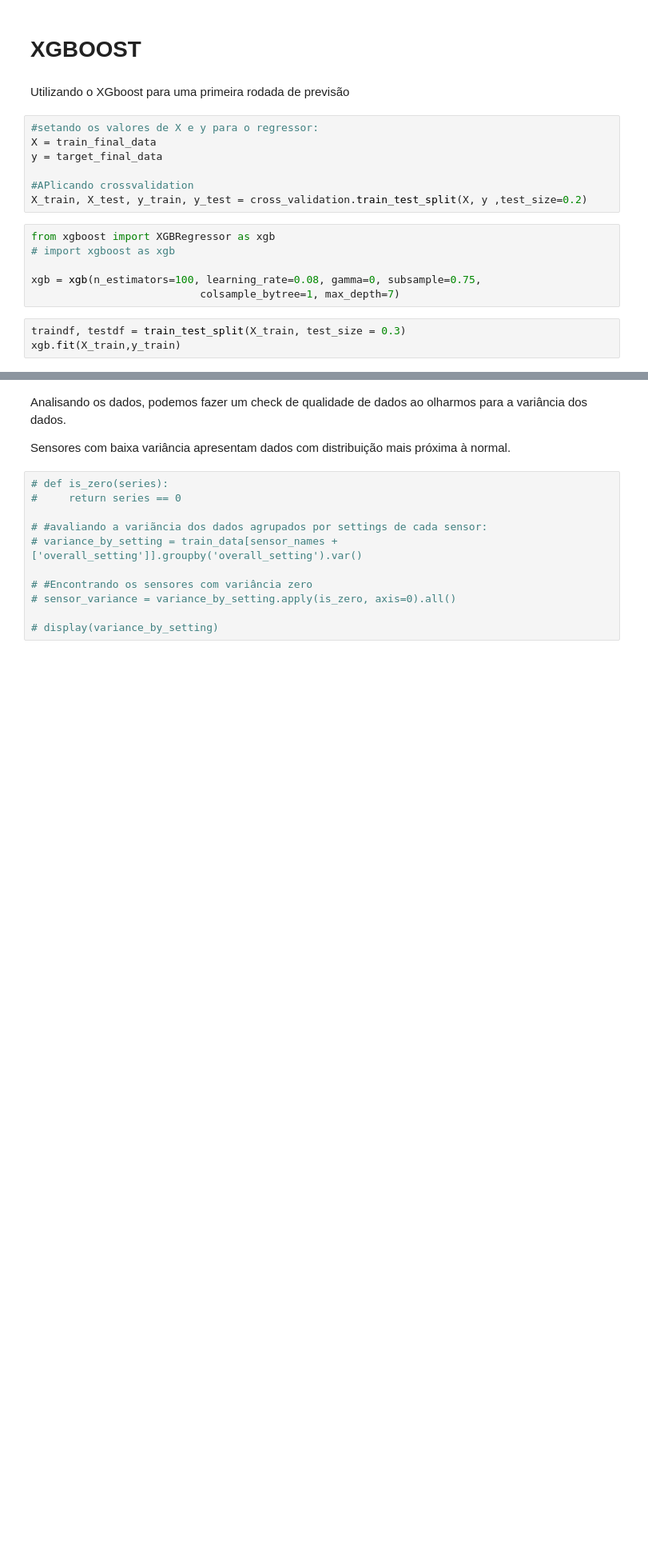
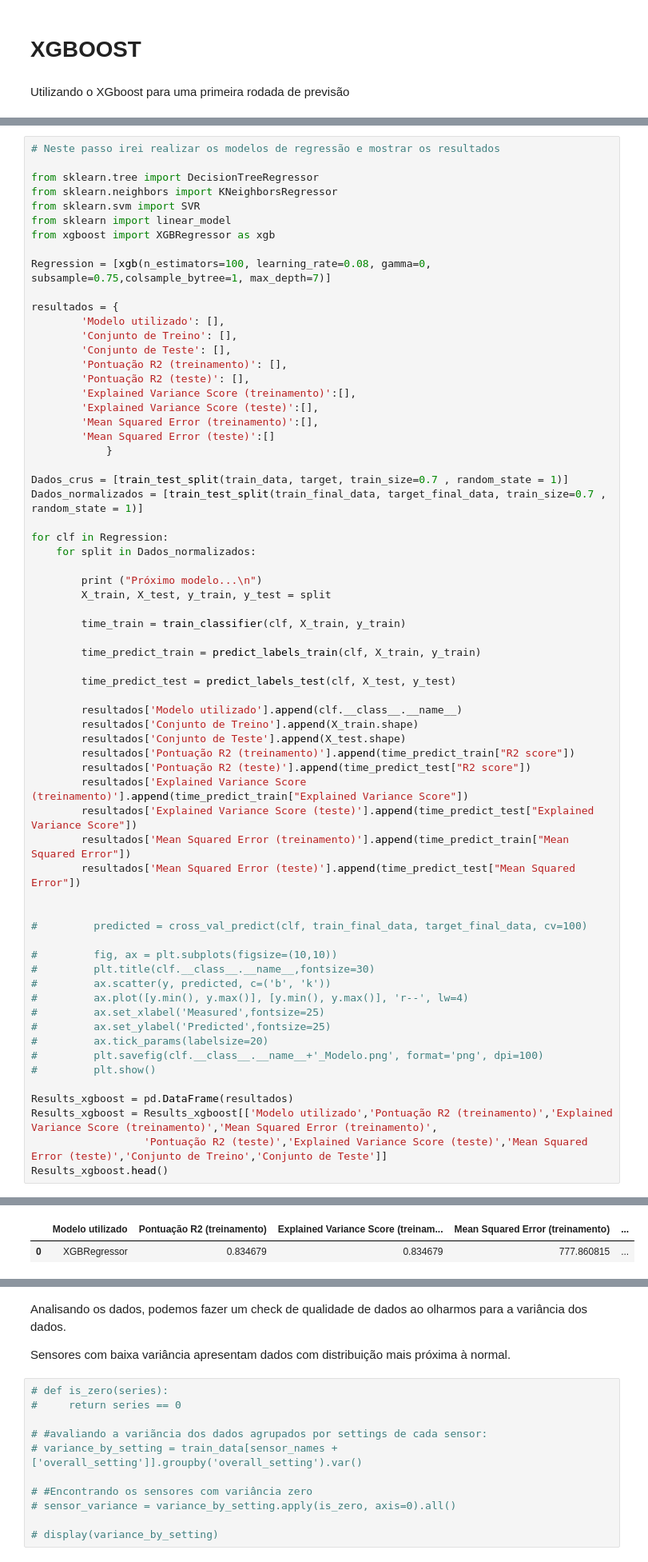
Before and after one commit to ThiagoGrabe/Nasa-Engine, a Jupyter notebook: Engine_NASA Data-Normalizing tests.ipynb, the cells around one changed output, grey strips where cells are left out. Shown at 80% size. Saved outputs shown, nothing was run; the diff lists cells and outputs as text; blank space fills up the shorter version.

```diff
--- a/Engine_NASA Data-Normalizing tests.ipynb
+++ b/Engine_NASA Data-Normalizing tests.ipynb
@@ -806,19 +798,3 @@ Name: cycle_num, Length: 45918, dtype: int64
 # XGBOOST
 # %% [markdown]
 Utilizando o XGboost para uma primeira rodada de previsão
-# %%
-#setando os valores de X e y para o regressor:
-X = train_final_data
-y = target_final_data
-
-#APlicando crossvalidation
-X_train, X_test, y_train, y_test = cross_validation.train_test_split(X, y ,test_size=0.2)
-# %%
-from xgboost import XGBRegressor as xgb
-# import xgboost as xgb
-
-xgb = xgb(n_estimators=100, learning_rate=0.08, gamma=0, subsample=0.75,
-                           colsample_bytree=1, max_depth=7)
-# %%
-traindf, testdf = train_test_split(X_train, test_size = 0.3)
-xgb.fit(X_train,y_train)
@@ -837,0 +801,66 @@ print(explained_variance_score(predictions,y_test))
+# %%
+# Neste passo irei realizar os modelos de regressão e mostrar os resultados
+
+from sklearn.tree import DecisionTreeRegressor
+from sklearn.neighbors import KNeighborsRegressor
+from sklearn.svm import SVR
+from sklearn import linear_model
+from xgboost import XGBRegressor as xgb
+
+Regression = [xgb(n_estimators=100, learning_rate=0.08, gamma=0, subsample=0.75,colsample_bytree=1, max_depth=7)]
+
+resultados = {
+        'Modelo utilizado': [],
+        'Conjunto de Treino': [],
+        'Conjunto de Teste': [],
+        'Pontuação R2 (treinamento)': [],
+        'Pontuação R2 (teste)': [],
+        'Explained Variance Score (treinamento)':[],
+        'Explained Variance Score (teste)':[],
+        'Mean Squared Error (treinamento)':[],
+        'Mean Squared Error (teste)':[]
+            }
+
+Dados_crus = [train_test_split(train_data, target, train_size=0.7 , random_state = 1)]
+Dados_normalizados = [train_test_split(train_final_data, target_final_data, train_size=0.7 , random_state = 1)]
+
+for clf in Regression:
+    for split in Dados_normalizados:
+
+        print ("Próximo modelo...\n")
+        X_train, X_test, y_train, y_test = split
+
+        time_train = train_classifier(clf, X_train, y_train)
+
+        time_predict_train = predict_labels_train(clf, X_train, y_train)
+
+        time_predict_test = predict_labels_test(clf, X_test, y_test)
+
+        resultados['Modelo utilizado'].append(clf.__class__.__name__)
+        resultados['Conjunto de Treino'].append(X_train.shape)
+        resultados['Conjunto de Teste'].append(X_test.shape)
+        resultados['Pontuação R2 (treinamento)'].append(time_predict_train["R2 score"])
+        resultados['Pontuação R2 (teste)'].append(time_predict_test["R2 score"])
+        resultados['Explained Variance Score (treinamento)'].append(time_predict_train["Explained Variance Score"])
+        resultados['Explained Variance Score (teste)'].append(time_predict_test["Explained Variance Score"])
+        resultados['Mean Squared Error (treinamento)'].append(time_predict_train["Mean Squared Error"])
+        resultados['Mean Squared Error (teste)'].append(time_predict_test["Mean Squared Error"])
+
+
+#         predicted = cross_val_predict(clf, train_final_data, target_final_data, cv=100)
+
+#         fig, ax = plt.subplots(figsize=(10,10))
+#         plt.title(clf.__class__.__name__,fontsize=30)
+#         ax.scatter(y, predicted, c=('b', 'k'))
+#         ax.plot([y.min(), y.max()], [y.min(), y.max()], 'r--', lw=4)
+#         ax.set_xlabel('Measured',fontsize=25)
+#         ax.set_ylabel('Predicted',fontsize=25)
+#         ax.tick_params(labelsize=20)
+#         plt.savefig(clf.__class__.__name__+'_Modelo.png', format='png', dpi=100)
+#         plt.show()
+
+Results_xgboost = pd.DataFrame(resultados)
+Results_xgboost = Results_xgboost[['Modelo utilizado','Pontuação R2 (treinamento)','Explained Variance Score (treinamento)','Mean Squared Error (treinamento)',
+                  'Pontuação R2 (teste)','Explained Variance Score (teste)','Mean Squared Error (teste)','Conjunto de Treino','Conjunto de Teste']]
+Results_xgboost.head()
+# %% [output]
@@ -837,0 +874,2 @@ print(explained_variance_score(predictions,y_test))
+|  | Modelo utilizado | Pontuação R2 (treinamento) | Explained Variance Score (treinam... | Mean Squared Error (treinamento) | ... |
+| 0 | XGBRegressor | 0.834679 | 0.834679 | 777.860815 | ... |
```
Also changed, not shown: parts of 27 cells of this notebook.
